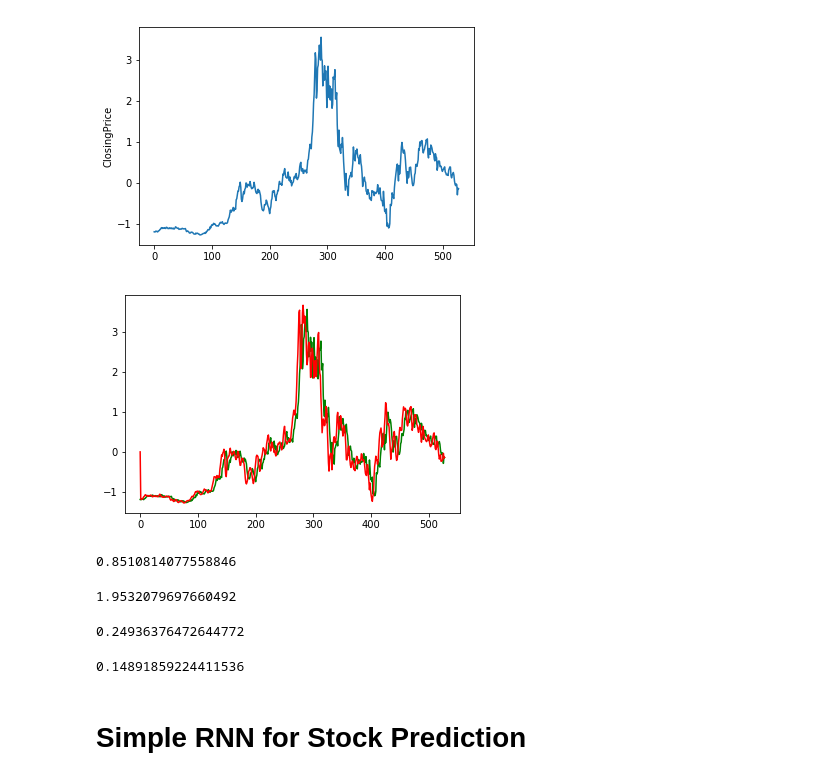
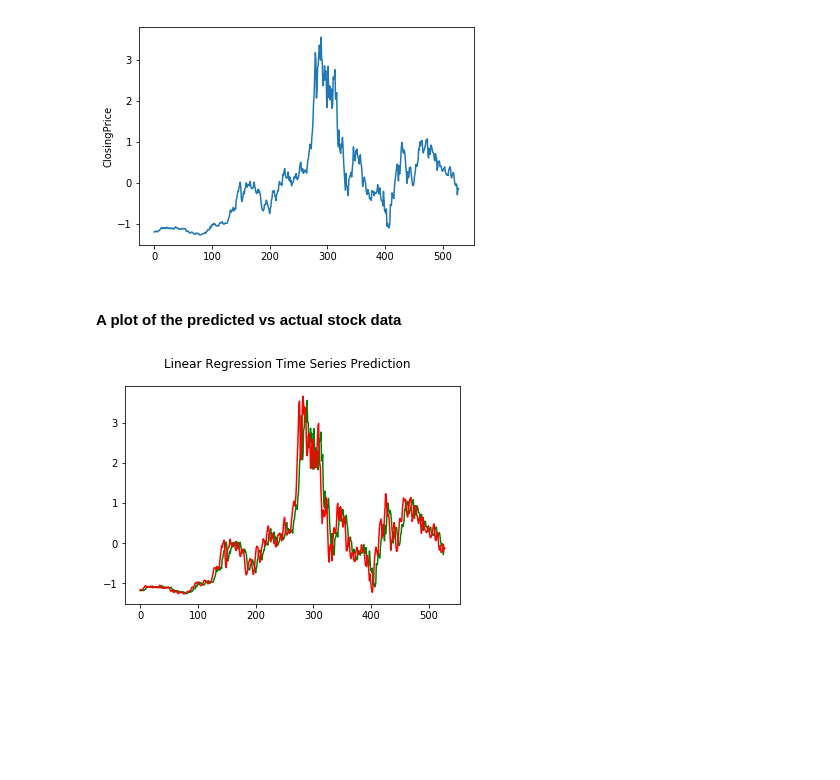
Before and after one commit to A-Gulati/Time_Series, a Jupyter notebook: notebooks/Linear Regression vs Simple RNN for Time Series Prediction.ipynb, the cells around one changed output. Drawn from its saved outputs; the diff is of its cells as text; code cells hidden in the pictures; blank space fills up the shorter version.

```diff
--- a/notebooks/Linear Regression vs Simple RNN for Time Series Prediction.ipynb
+++ b/notebooks/Linear Regression vs Simple RNN for Time Series Prediction.ipynb
@@ -37,10 +42,10 @@ sns.lineplot(x=df.index,y=df['ClosingPrice']) #a look at the values we're attemp
 # %%
 #rolling window of 5 data points
 size=5
-windows = [df[i:i+size] for i in range(1,df.shape[0],1)]
+windows = [df[i:i+size] for i in range(0,df.shape[0],1)]
 # %%
 ln = LinearRegression()
-predictions = [0]
+predictions = []
 for i in windows:
     #given a window of points, generate xtrain and ytrain
     ytrain = i.ix[:,0].tolist()
@@ -53,27 +58,12 @@ for i in windows:
     #fit and predict
     ln.fit(xtrain,ytrain)
     predictions.append(ln.predict(xpred))
+# %% [markdown]
+#### A plot of the predicted vs actual stock data
 # %%
 plt.plot(df.index,df['ClosingPrice'],c = 'green') #green line --> actual value
 plt.plot(df.index,predictions, c = 'red') #red line --> prediction
+plt.suptitle('Linear Regression Time Series Prediction')
 plt.show()
 # %% [output]
-[figure, old version]
+[figure, new version]
-# %%
-r2_score(df['ClosingPrice'],predictions)
-# %% [output]
-0.8510814077558846
-# %%
-max_error(df['ClosingPrice'],predictions)
-# %% [output]
-1.9532079697660492
-# %%
-mean_absolute_error(df['ClosingPrice'],predictions)
-# %% [output]
-0.24936376472644772
-# %%
-mean_squared_error(df['ClosingPrice'],predictions)
-# %% [output]
-0.14891859224411536
-# %% [markdown]
-# Simple RNN for Stock Prediction
```
Also changed, not shown: parts of 16 cells of this notebook, 1 other file.
